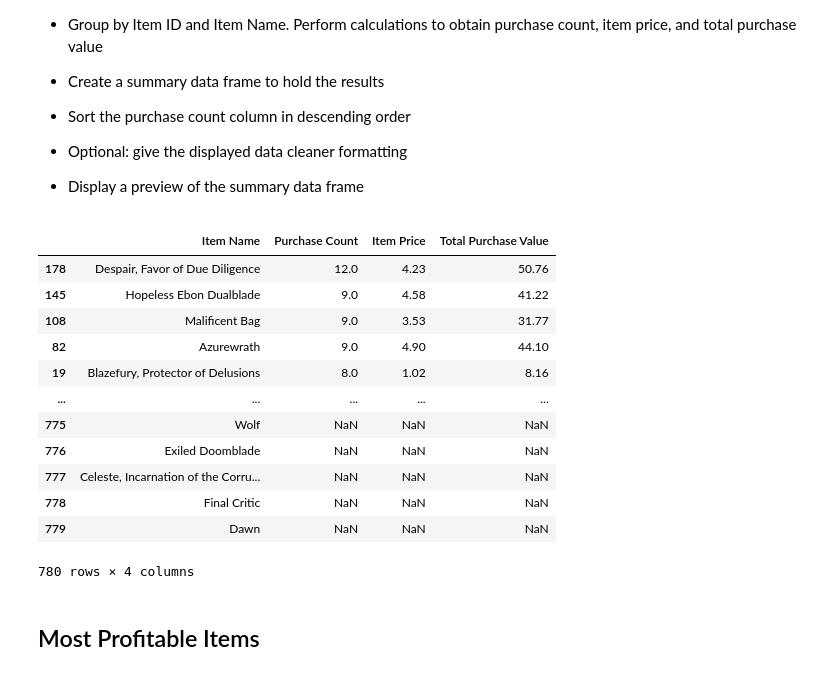
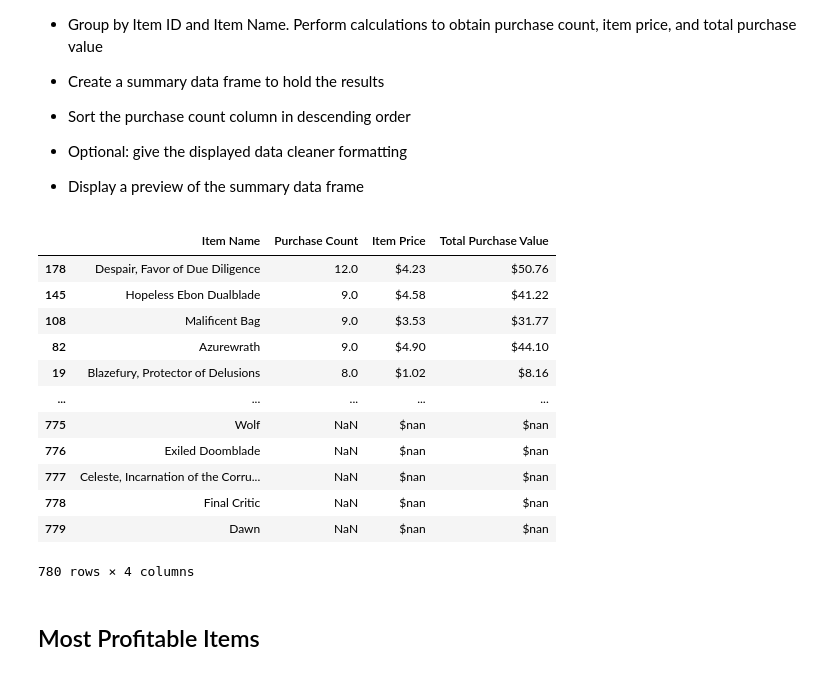
Before and after one commit to akashchhabra303/HeroesOfPymoli, a Jupyter notebook: HeroesOfPymoli_starter.ipynb, the cells around one changed output. Drawn from its saved outputs; the diff is of its cells as text; code cells hidden in the pictures.

```diff
--- a/HeroesOfPymoli_starter.ipynb
+++ b/HeroesOfPymoli_starter.ipynb
@@ -353,35 +415,40 @@ pur_analysis.sort_values(by='Total Purchase Value', ascending=False)
 # %%
 popular_analysis = purchase_data.loc[:,["Item ID","Item Name","Item Price"]]
 
 popular_name = purchase_data["Item Name"]
 popular_count = purchase_data.groupby(["Item ID"]).count()["Item Name"]
+# popular_price= popular_total/popular_count
+# popular_price= purchase_data.groupby(["Item ID"])("Price")
+popular_total = purchase_data.groupby(["Item ID"]).sum()["Price"]
 popular_price= popular_total/popular_count
-#popular_price= purchase_data.groupby(["Item ID"])("Price")
-popular_total = purchase_data.groupby(["Item ID"]).sum()["Price"]
-
 #popular_price
 # tspender_avg = tspender_total/tspender_count
 
 
 
 
 
 popular_analysis = pd.DataFrame ({"Item Name" : popular_name, "Purchase Count" : popular_count ,
                                   "Item Price" : popular_price,"Total Purchase Value" : popular_total} )
+
+popular_analysis['Item Price'] = popular_analysis["Item Price"].map("${:,.2f}".format)
+popular_analysis['Total Purchase Value'] = popular_analysis["Total Purchase Value"].map("${:,.2f}".format)
+
+
 popular_analysis.sort_values(by='Purchase Count', ascending=False)
 # %% [output]
 |  | Item Name | Purchase Count | Item Price | Total Purchase Value |
-| 178 | Despair, Favor of Due Diligence | 12.0 | 4.23 | 50.76 |
-| 145 | Hopeless Ebon Dualblade | 9.0 | 4.58 | 41.22 |
-| 108 | Malificent Bag | 9.0 | 3.53 | 31.77 |
-| 82 | Azurewrath | 9.0 | 4.90 | 44.10 |
-| 19 | Blazefury, Protector of Delusions | 8.0 | 1.02 | 8.16 |
+| 178 | Despair, Favor of Due Diligence | 12.0 | $4.23 | $50.76 |
+| 145 | Hopeless Ebon Dualblade | 9.0 | $4.58 | $41.22 |
+| 108 | Malificent Bag | 9.0 | $3.53 | $31.77 |
+| 82 | Azurewrath | 9.0 | $4.90 | $44.10 |
+| 19 | Blazefury, Protector of Delusions | 8.0 | $1.02 | $8.16 |
 | ... | ... | ... | ... | ... |
-| 775 | Wolf | NaN | NaN | NaN |
-| 776 | Exiled Doomblade | NaN | NaN | NaN |
-| 777 | Celeste, Incarnation of the Corru... | NaN | NaN | NaN |
-| 778 | Final Critic | NaN | NaN | NaN |
-| 779 | Dawn | NaN | NaN | NaN |
+| 775 | Wolf | NaN | $nan | $nan |
+| 776 | Exiled Doomblade | NaN | $nan | $nan |
+| 777 | Celeste, Incarnation of the Corru... | NaN | $nan | $nan |
+| 778 | Final Critic | NaN | $nan | $nan |
+| 779 | Dawn | NaN | $nan | $nan |
 780 rows × 4 columns
 # %% [markdown]
 ## Most Profitable Items
```
Also changed, not shown: parts of 8 cells of this notebook.
